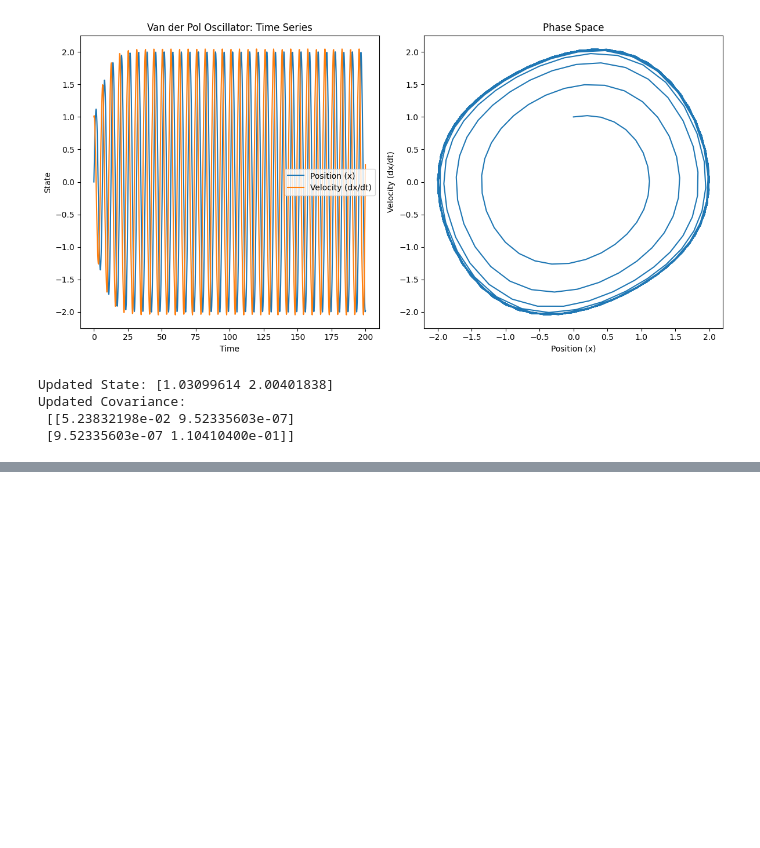
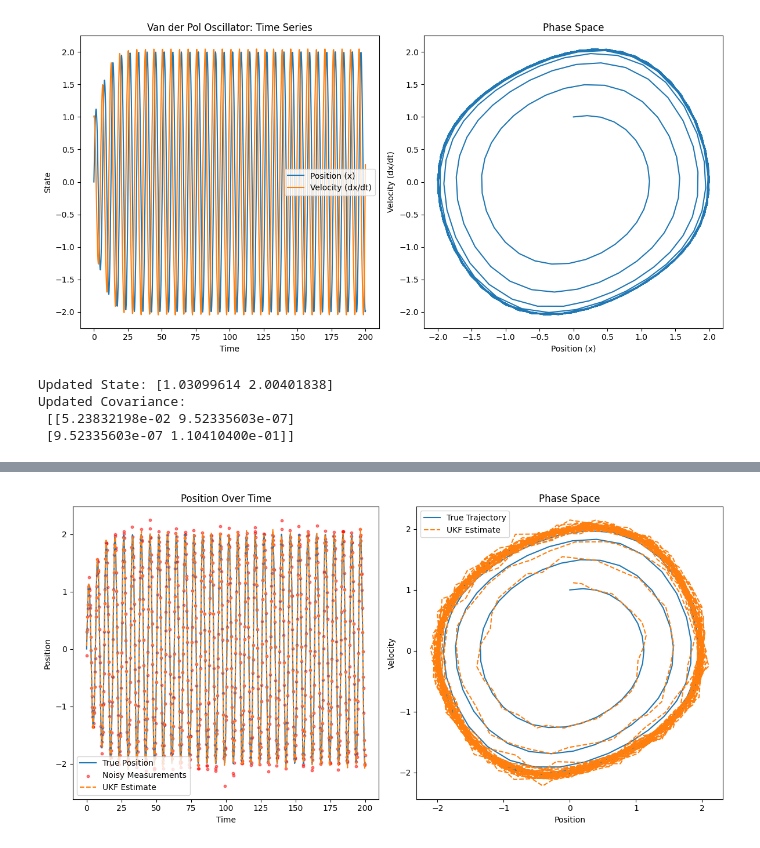
Before and after one commit to RemMyFav/UKF-vs-EKF-Analysis, a Jupyter notebook: van_der_pol_oscillator/van_der_pol_oscillator.ipynb, the cells around one changed output, grey strips where cells are left out. Drawn from its saved outputs; the diff is of its cells as text; code cells hidden in the pictures; blank space fills up the shorter version.

```diff
--- a/van_der_pol_oscillator/van_der_pol_oscillator.ipynb
+++ b/van_der_pol_oscillator/van_der_pol_oscillator.ipynb
@@ -162,0 +226,98 @@ Updated Covariance:
+# %%
+def generate_sigma_points(x, P, alpha, ki, beta):
+    """
+    Generate sigma points around the current estimate.
+    """
+    n = x.shape[0]
+    lambda_ = alpha**2 * (n + ki) - n
+    sigma_points = np.zeros((2 * n + 1, n))
+    wm = np.zeros(2 * n + 1)
+    wc = np.zeros(2 * n + 1)
+    c = np.sqrt(n + lambda_)
+    W = c * np.linalg.cholesky(P)
+    sigma_points[0] = x
+    for i in range(n):
+        sigma_points[i + 1] = x + W[:, i]
+        sigma_points[n + i + 1] = x - W[:, i]
+    # Weights for mean and covariance
+    wm.fill(1 / (2 * (n + lambda_)))
+    wc.fill(1 / (2 * (n + lambda_)))
+    wm[0] = lambda_ / (n + lambda_)
+    wc[0] = lambda_ / (n + lambda_) + (1 - alpha**2 + beta)
+    return sigma_points, wm, wc
+
+def ukf_predict(sigma_points, wm, wc, Q, dt, mu):
+    """
+    Predict next state and covariance from sigma points.
+    """
+    n = sigma_points.shape[1]
+    # Propagate sigma points through dynamics
+    for i in range(sigma_points.shape[0]):
+        sigma_points[i] = van_der_pol_dynamics(sigma_points[i], dt, mu)
+    # Predicted state mean
+    x_pred = np.dot(wm, sigma_points)
+    # Predicted state covariance
+    P_pred = Q.copy()
+    for i in range(2 * n + 1):
+        diff = sigma_points[i] - x_pred
+        P_pred += wc[i] * np.outer(diff, diff)
+    return x_pred, P_pred, sigma_points
+
+def ukf_update(x_pred, P_pred, sigma_points, z, R, H, wm, wc):
+    """
+    Update state and covariance estimates based on measurement.
+    """
+    n = x_pred.shape[0]
+    zs = np.dot(H, sigma_points_pred.T)
+
+    # Calculate predicted measurement covariance (Pz) correctly
+    z_pred = np.dot(wm, zs.T)  # Predicted measurement mean, ensuring correct matrix operations
+    Pz = R.copy()
+    for i in range(2 * n + 1):
+        diff = zs[:, i] - z_pred
+        Pz += wc[i] * np.outer(diff, diff)
+
+    # Now, ensure Pxz calculation is aligned with the dimensions
+    Pxz = np.zeros((n, H.shape[0]))  # Ensure correct dimensionality
+    for i in range(2 * n + 1):
+        Pxz += wc[i] * np.outer(sigma_points_pred[i] - x_pred, zs[:, i] - z_pred)
+    K = np.dot(Pxz, np.linalg.inv(Pz))  # Kalman gain
+    x_upd = x_pred + np.dot(K, (z - z_pred))  # Updated state estimate
+    P_upd = P_pred - np.dot(K, np.dot(Pz, K.T))  # Updated covariance estimate
+    return x_upd, P_upd
+
+
+# Initialize UKF state and covariance (as would be done in practice)
+x_ukf = np.array([0.0, 1.0])  # Assuming the initial state estimate is similar for simplicity
+P_ukf = np.eye(2) * 0.1  # Initial state covariance
+
+# Generating synthetic UKF estimates for demonstration
+ukf_estimates = np.vstack((true_ys[:, 0] + np.random.normal(0, 0.05, size=true_ys[:, 0].shape),
+                           true_ys[:, 1] + np.random.normal(0, 0.05, size=true_ys[:, 1].shape))).T
+
+# Plotting
+plt.figure(figsize=(12, 6))
+
+# True trajectory and noisy measurements
+plt.subplot(1, 2, 1)
+plt.plot(ts, true_ys[:, 0], label='True Position')
+plt.scatter(ts, noisy_measurements, s=10, color='red', label='Noisy Measurements', alpha=0.5)
+plt.plot(ts, ukf_estimates[:, 0], label='UKF Estimate', linestyle='--')
+plt.title('Position Over Time')
+plt.xlabel('Time')
+plt.ylabel('Position')
+plt.legend()
+
+# Phase space - True vs. UKF Estimate
+plt.subplot(1, 2, 2)
+plt.plot(true_ys[:, 0], true_ys[:, 1], label='True Trajectory')
+plt.plot(ukf_estimates[:, 0], ukf_estimates[:, 1], label='UKF Estimate', linestyle='--')
+plt.title('Phase Space')
+plt.xlabel('Position')
+plt.ylabel('Velocity')
+plt.legend()
+
+plt.tight_layout()
+plt.show()
+# %% [output]
+[figure, added]
```
Also changed, not shown: parts of 3 cells of this notebook.
